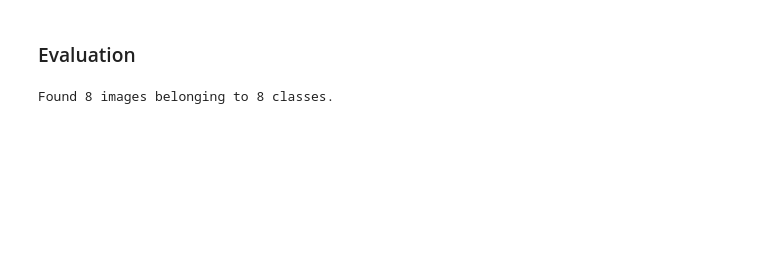
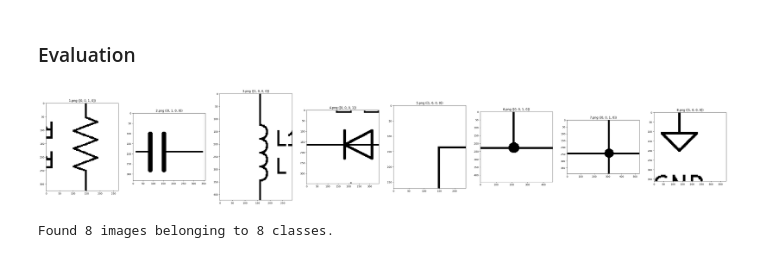
Before and after one commit to jake-is-ESD-protected/SPICEnet, a Jupyter notebook: SPICEnet.ipynb, the cells around one changed output. Cells and saved outputs as stored; diff of their text form; code cells hidden in the pictures; blank space fills up the shorter version.

```diff
--- a/SPICEnet.ipynb
+++ b/SPICEnet.ipynb
@@ -299,0 +318,14 @@ _________________________________________________________________
+# %%
+vgg16_model = VGG16(
+    include_top=False,
+    pooling='avg',
+    weights='imagenet',
+)
+for layer in vgg16_model.layers:
+    layer.trainable = False
+
+classification = Dense(SPICENET_PARAMS["num_classes"], activation='softmax', name='classification')(vgg16_model.output)
+rotation = Dense(len(SPICENET_PARAMS["rotation"]), activation='softmax', name='rotation')(vgg16_model.output)
+
+spicenet = Model(inputs=vgg16_model.input, outputs=[classification, rotation])
+spicenet.summary()
@@ -350,10 +427,39 @@ To github.com:jake-is-ESD-protected/SPICEnet.git
 # %% [markdown]
 ### Evaluation
-# %%
-evaluate_generator = data_generator.flow_from_directory(
-    join(SPICENET_PARAMS["dataset_path"], "valid"),
-    target_size=(SPICENET_PARAMS["resize"], SPICENET_PARAMS["resize"]),
-    shuffle=False)
-# %% [output]
-Found 8 images belonging to 8 classes.
+# %%
+valid_folder = join(SPICENET_PARAMS["dataset_path"], "valid")
+
+if os.access(valid_folder, os.F_OK) == True:
+    shutil.rmtree(valid_folder)
+os.mkdir(valid_folder)
+shutil.copytree('./validation', valid_folder, dirs_exist_ok=True)
+
+fig, axs = plt.subplots(nrows=1, ncols=SPICENET_PARAMS["num_classes"] , figsize=(50, 50))
+
+valid_rotations = dict()
+for i, part_path in enumerate(os.listdir(valid_folder)):
+    img_path = join(valid_folder, part_path, f"{i+1}.png")
+    image = Image.open(img_path)
+    rotation = random.choice(list(SPICENET_PARAMS["rotation"]))
+    image = data_rotate_image(image, rotation)
+    image.save(img_path)
+    one_hot = [0, 0, 0, 0]
+    one_hot[rotation//90] = 1
+    valid_rotations[f"{os.path.basename(img_path)}"] = one_hot
+    part_symbol = plt.imread(img_path)
+    axs[i].imshow(part_symbol)
+    axs[i].title.set_text(f"{os.path.basename(img_path)} ({one_hot})")
+# %% [output]
+[figure, added]
+# %%
+evaluate_generator = CombinedDirectoryIterator(
+    directory=valid_folder,
+    image_data_generator=data_generator,
+    one_hot_dict=valid_rotations,
+    target_size=(SPICENET_PARAMS["resize"], SPICENET_PARAMS["resize"]),
+    batch_size=SPICENET_PARAMS["batches"],
+    class_mode='categorical'
+)
+# %% [output]
+Found 8 images belonging to 8 classes.
 # %%
```
Also changed, not shown: parts of 31 cells of this notebook.
